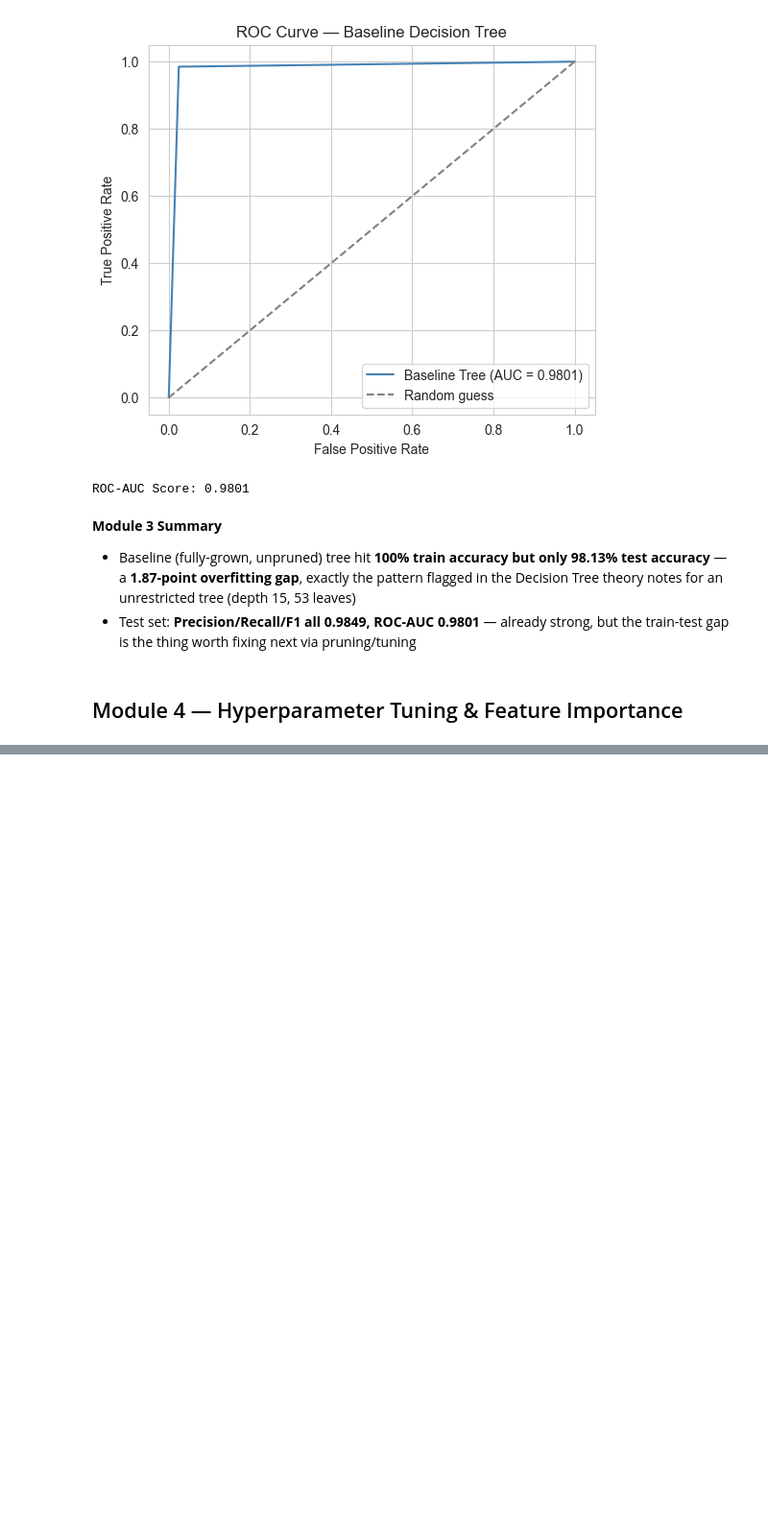
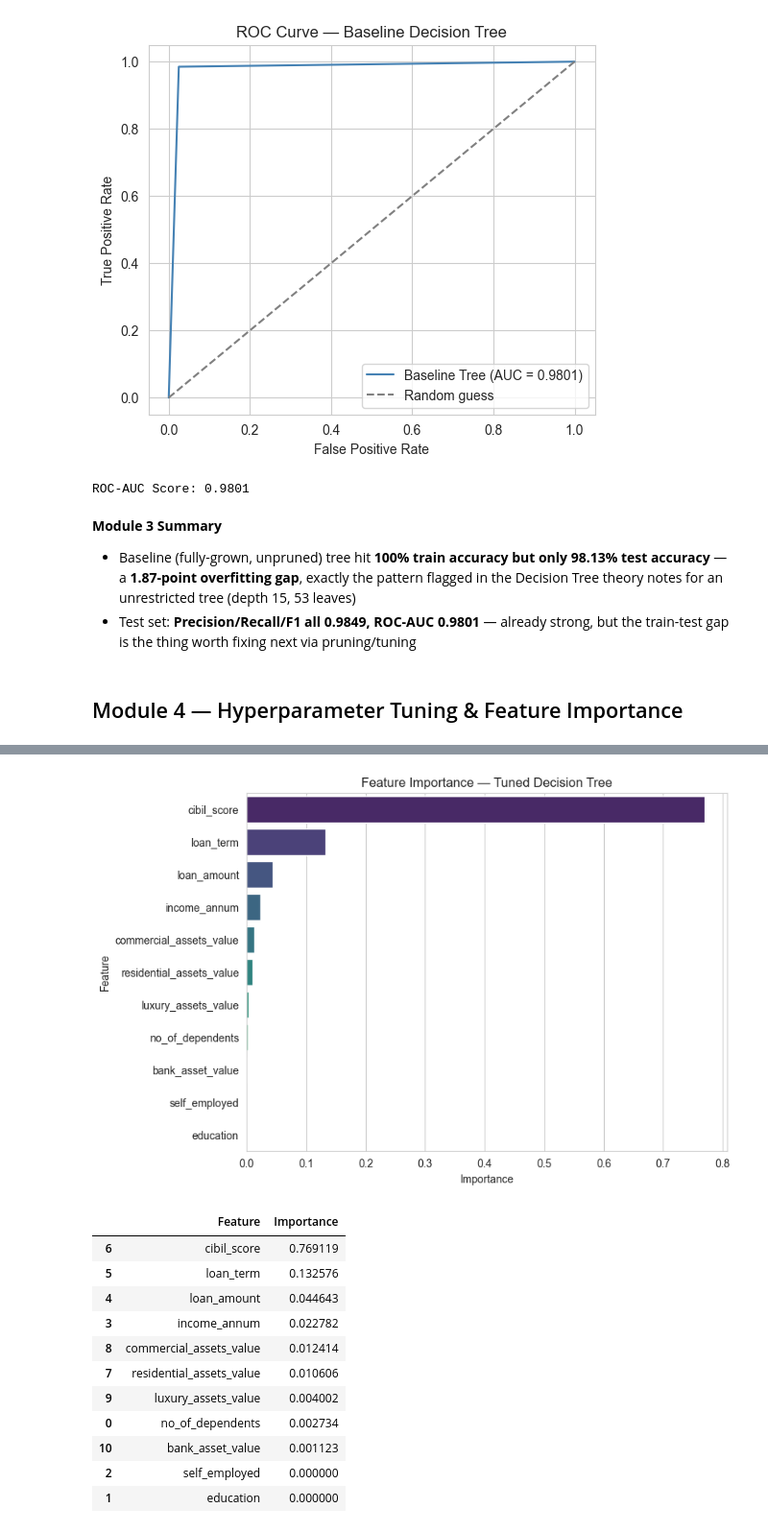
Before and after one commit to Shreyashs-dg/decision-tree-loan-approval, a Jupyter notebook: notebooks/loan_approval_decision_tree.ipynb, the cells around one changed output, grey strips where cells are left out. Shown at 96% size. Drawn from its saved outputs; the diff is of its cells as text; code cells hidden in the pictures; blank space fills up the shorter version.

```diff
--- a/notebooks/loan_approval_decision_tree.ipynb
+++ b/notebooks/loan_approval_decision_tree.ipynb
@@ -320,0 +415,25 @@ ROC-AUC Score: 0.9801
+# %%
+importances = pd.DataFrame({
+    'Feature': X.columns,
+    'Importance': tuned_model.feature_importances_
+}).sort_values(by='Importance', ascending=False)
+
+plt.figure(figsize=(8, 6))
+sns.barplot(data=importances, x='Importance', y='Feature', hue='Feature', palette='viridis', legend=False)
+plt.title('Feature Importance — Tuned Decision Tree')
+plt.show()
+importances
+# %% [output]
+[figure, added]
+|  | Feature | Importance |
+| 6 | cibil_score | 0.769119 |
+| 5 | loan_term | 0.132576 |
+| 4 | loan_amount | 0.044643 |
+| 3 | income_annum | 0.022782 |
+| 8 | commercial_assets_value | 0.012414 |
+| 7 | residential_assets_value | 0.010606 |
+| 9 | luxury_assets_value | 0.004002 |
+| 0 | no_of_dependents | 0.002734 |
+| 10 | bank_asset_value | 0.001123 |
+| 2 | self_employed | 0.000000 |
+| 1 | education | 0.000000 |
```
Also changed, not shown: parts of 9 cells of this notebook, 5 other files.
